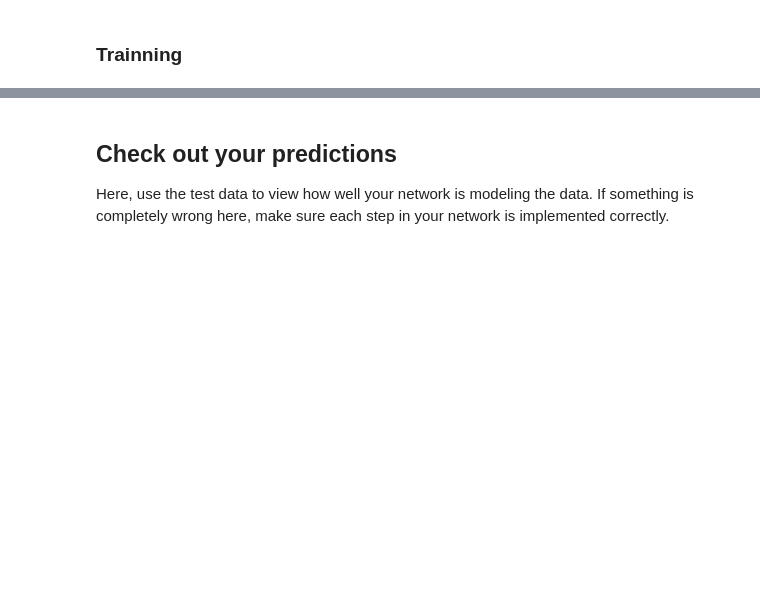
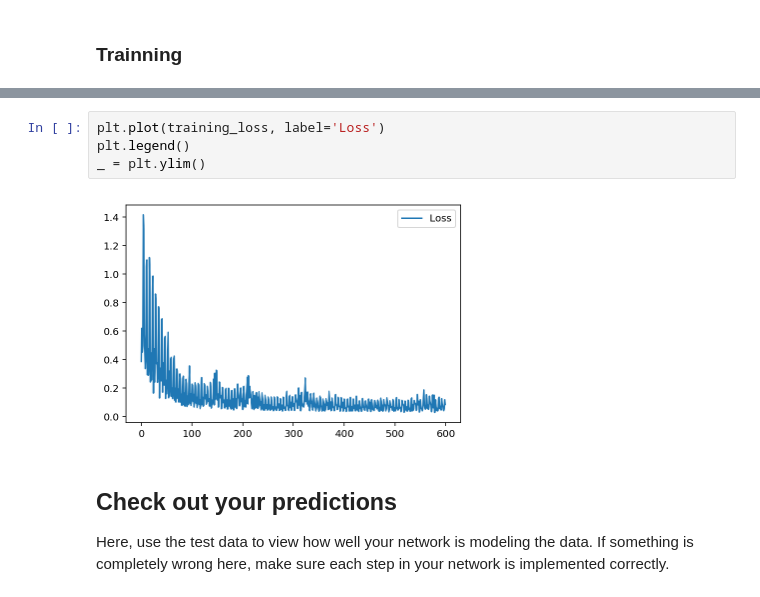
Before and after one commit to bonadio/bike-share-rnn, a Jupyter notebook: Bike-sharing-ported-to-RNN.ipynb, the cells around one changed output, grey strips where cells are left out. Saved outputs shown, nothing was run; the diff lists cells and outputs as text; blank space fills up the shorter version.

```diff
--- a/Bike-sharing-ported-to-RNN.ipynb
+++ b/Bike-sharing-ported-to-RNN.ipynb
@@ -283,3 +294,9 @@ with tf.Session() as sess:
+# %%
+plt.plot(training_loss, label='Loss')
+plt.legend()
+_ = plt.ylim()
+# %% [output]
+[figure, added]
 # %% [markdown]
 ## Check out your predictions
 
```
Also changed, not shown: parts of 5 cells of this notebook, 1 other file.
